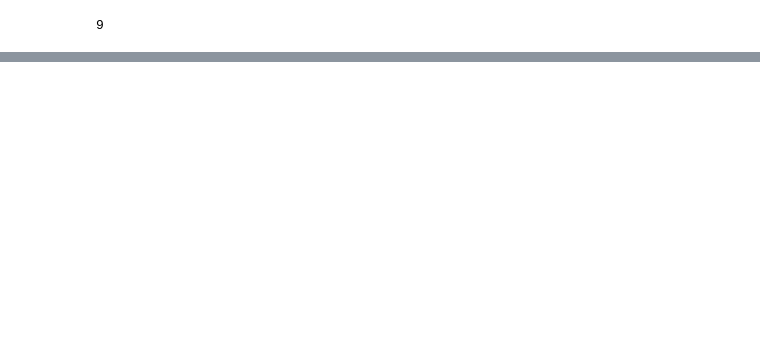
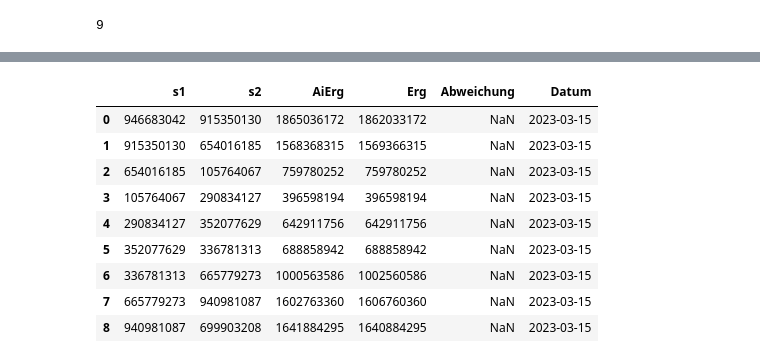
Before and after one commit to Jukabo/Cognos-Natural-Language-Understanding, a Jupyter notebook: openapi_experiment.ipynb, the cells around one changed output, grey strips where cells are left out. Cells and saved outputs as stored; diff of their text form; code cells hidden in the pictures; blank space fills up the shorter version.

```diff
--- a/openapi_experiment.ipynb
+++ b/openapi_experiment.ipynb
@@ -23,7 +23,8 @@ import pandas as pd
 import re
 
 
-SECRET_KEY="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"
+
+SECRET_KEY="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"
 #ORG_ID= "org-Nb4XRWRLbNL4xvPpV7Cv9lSD"
 openai.api_key = SECRET_KEY
 # %%
@@ -257 +299,14 @@ df_35["Erg"] = ground_truth
+# %%
+df_35_1
+# %% [output]
+|  | s1 | s2 | AiErg | Erg | Abweichung | Datum |
+| 0 | 946683042 | 915350130 | 1865036172 | 1862033172 | NaN | 2023-03-15 |
+| 1 | 915350130 | 654016185 | 1568368315 | 1569366315 | NaN | 2023-03-15 |
+| 2 | 654016185 | 105764067 | 759780252 | 759780252 | NaN | 2023-03-15 |
+| 3 | 105764067 | 290834127 | 396598194 | 396598194 | NaN | 2023-03-15 |
+| 4 | 290834127 | 352077629 | 642911756 | 642911756 | NaN | 2023-03-15 |
+| 5 | 352077629 | 336781313 | 688858942 | 688858942 | NaN | 2023-03-15 |
+| 6 | 336781313 | 665779273 | 1000563586 | 1002560586 | NaN | 2023-03-15 |
+| 7 | 665779273 | 940981087 | 1602763360 | 1606760360 | NaN | 2023-03-15 |
+| 8 | 940981087 | 699903208 | 1641884295 | 1640884295 | NaN | 2023-03-15 |
 # %%
```
Also changed, not shown: parts of 36 cells of this notebook, 1 other file.
